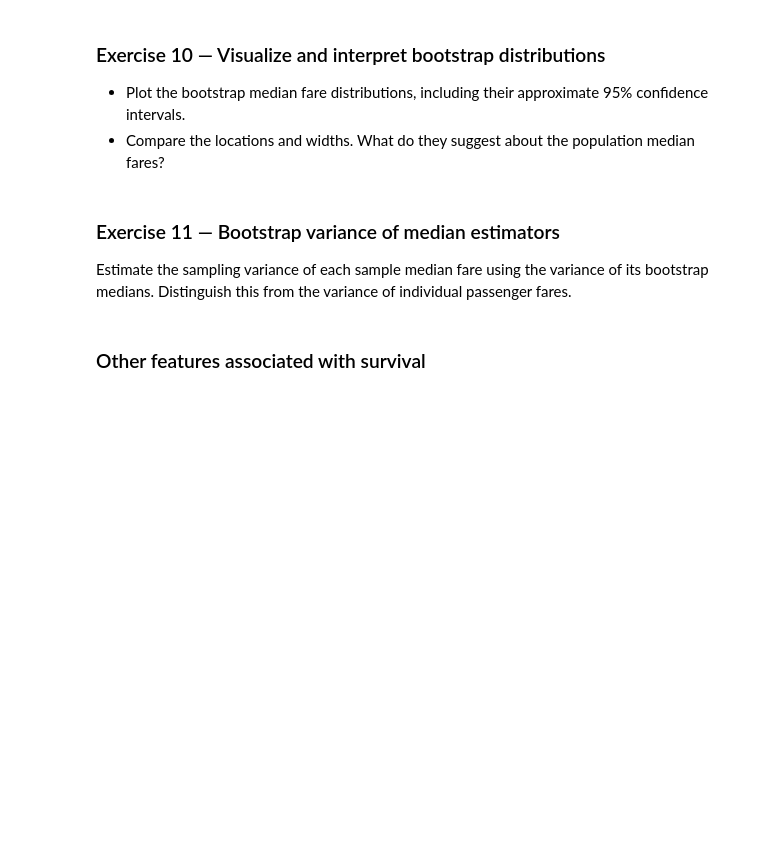
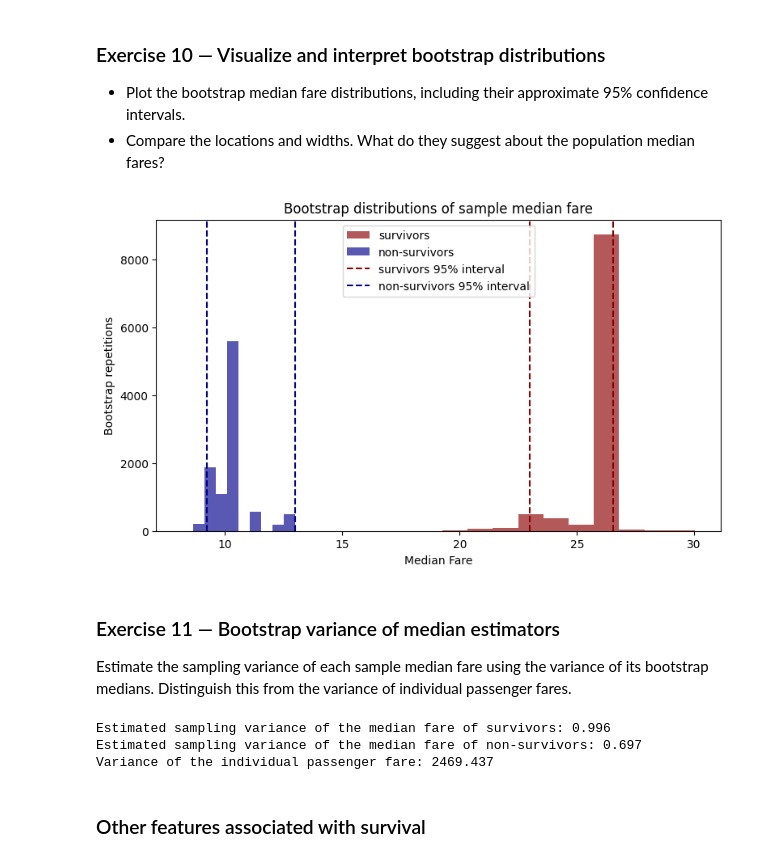
Before and after one commit to 10732003/FundamentalLearningEPFL, a Jupyter notebook: TP1/TP1_exercise.ipynb, the cells around one changed output. Cells and saved outputs as stored; diff of their text form; code cells hidden in the pictures; blank space fills up the shorter version.

```diff
--- a/TP1/TP1_exercise.ipynb
+++ b/TP1/TP1_exercise.ipynb
@@ -305,3 +462,12 @@ Apply the methods from Part 1. For each inferential result, state which populati
 # TODO: Clean Fare/Survived from the full data, form fare groups and compute their mean difference.
 
 # YOUR CODE HERE
+df_titanic_fare = df_titanic_raw[['Fare', 'Survived']]
+df_titanic_fare = df_titanic_fare.dropna(how='any')
+
+survivors_fare = df_titanic_fare[df_titanic_fare['Survived'] == 1]
+non_survivors_fare = df_titanic_fare[df_titanic_fare['Survived'] == 0]
+
+print(f"Mean fare of survivors: {survivors_fare['Fare'].mean():.2f}")
+print(f"Mean fare of non-survivors: {non_survivors_fare['Fare'].mean():.2f}")
+print(f"Mean fare difference (Survivors - Non-Survivors): {survivors_fare['Fare'].mean() - non_survivors_fare['Fare'].mean():.2f}")
@@ -325,3 +521,8 @@ Compute and report the sample median fare for survivors and non-survivors.
 # TODO: Report the sample median fare in each survival group.
 
 # YOUR CODE HERE
+survivors_fares = pd.Series.to_numpy(survivors_fare['Fare'])
+non_survivors_fares = pd.Series.to_numpy(non_survivors_fare['Fare'])
+
+print(f"Median fare of survivors: {np.median(survivors_fares):.2f}")
+print(f"Median fare of non-survivors: {np.median(non_survivors_fares):.2f}")
@@ -335,3 +539,18 @@ Compute and report the sample median fare for survivors and non-survivors.
 # TODO: Bootstrap both median fares and compute their approximate 95% percentile intervals.
 
 # YOUR CODE HERE
+n_bootstrap = 10_000
+
+np.random.seed(123)
+boot_survivors = np.random.choice(survivors_fares, (n_bootstrap, len(survivors_fares)), replace=True)
+boot_survivors_medians = np.median(boot_survivors, axis=1)
+boot_survivors_median_CI = np.percentile(boot_survivors_medians, [2.5, 97.5])
+print(f"Bootstrap 95% CI for median fare of survivors: [{boot_survivors_median_CI[0]:.2f}, {boot_survivors_median_CI[1]:.2f}]")
+
+boot_non_survivors_medians = []
+for _ in range(n_bootstrap):
+    resampled_fare = np.random.choice(non_survivors_fares, size=len(non_survivors_fares), replace=True)
+    boot_non_survivors_medians.append(median_value(resampled_fare))
+
+boot_non_survivors_median_CI = np.percentile(boot_non_survivors_medians, [2.5, 97.5])
+print(f"Bootstrap 95% CI for median fare of non-survivors [{boot_non_survivors_median_CI[0]},{boot_non_survivors_median_CI[1]}] ")
@@ -343,7 +565,18 @@ Compute and report the sample median fare for survivors and non-survivors.
 # %%
 # TODO: Plot both bootstrap distributions with intervals and explain their locations and widths.
 
 # YOUR CODE HERE
+fig, ax = plt.subplots(figsize=(9, 5))
+ax.hist(boot_survivors_medians, alpha=0.65, color='darkred', label='survivors')
+ax.hist(boot_non_survivors_medians, alpha=0.65, color='darkblue', label='non-survivors')
+for index, bound in enumerate(boot_survivors_median_CI):
+    ax.axvline(bound, color='darkred', linestyle='--', label='survivors 95% interval' if index == 0 else None)
+for index, bound in enumerate(boot_non_survivors_median_CI):
+    ax.axvline(bound, color='darkblue', linestyle='--', label='non-survivors 95% interval' if index == 0 else None)
+ax.set(title='Bootstrap distributions of sample median fare', xlabel='Median Fare', ylabel='Bootstrap repetitions')
+ax.legend();
+# %% [output]
+[figure, added]
 # %% [markdown]
 ### Exercise 11 — Bootstrap variance of median estimators
 
@@ -352,6 +585,13 @@ Estimate the sampling variance of each sample median fare using the variance of
 # TODO: Estimate both median estimators' sampling variances from the bootstrap medians.
 
 # YOUR CODE HERE
+print(f"Estimated sampling variance of the median fare of survivors: {np.var(boot_survivors_medians, ddof=1):.3f}")
+print(f"Estimated sampling variance of the median fare of non-survivors: {np.var(boot_non_survivors_medians, ddof=1):.3f}")
+print(f"Variance of the individual passenger fare: {np.var(df_titanic_fare['Fare'], ddof=1):.3f}")
+# %% [output]
+Estimated sampling variance of the median fare of survivors: 0.996
+Estimated sampling variance of the median fare of non-survivors: 0.697
+Variance of the individual passenger fare: 2469.437
 # %% [markdown]
 ### Other features associated with survival
 # %% [markdown]
```
Also changed, not shown: parts of 32 cells of this notebook.
